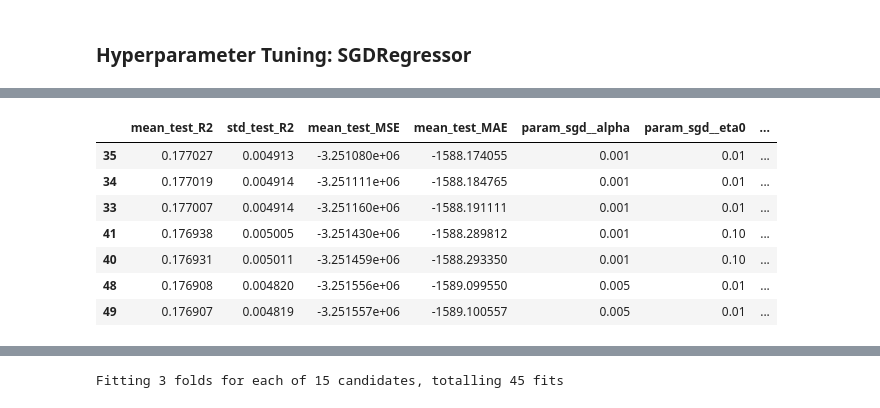
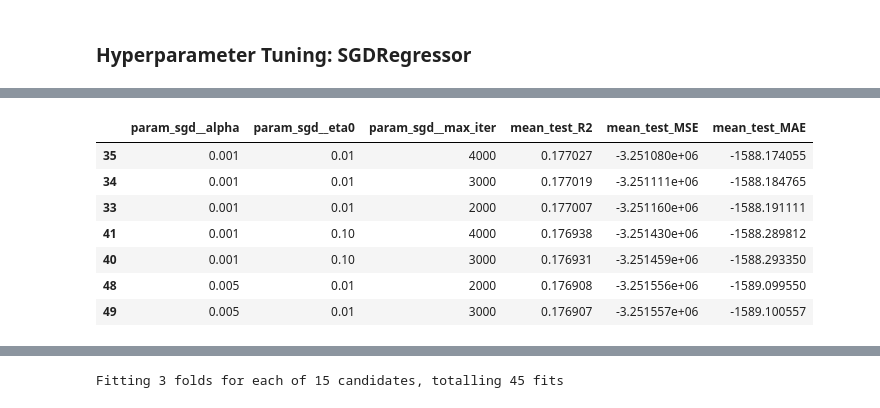
Before and after one commit to emilyrosebutz/traffic-linear-regression, a Jupyter notebook: LinearRegressionHW.ipynb, the cells around one changed output, grey strips where cells are left out. Cells and saved outputs as stored; diff of their text form; code cells hidden in the pictures.

```diff
--- a/LinearRegressionHW.ipynb
+++ b/LinearRegressionHW.ipynb
@@ -577,24 +551,23 @@ GridSearchCV(cv=3,
 # %%
 results_2 = pd.DataFrame(grid_2.cv_results_)
 
 results_2.sort_values(
     "mean_test_R2",
     ascending=False
 )[[
+    "param_sgd__alpha",
+    "param_sgd__eta0",
+    "param_sgd__max_iter",
     "mean_test_R2",
-    "std_test_R2",
     "mean_test_MSE",
     "mean_test_MAE",
-    "param_sgd__alpha",
-    "param_sgd__eta0",
-    "param_sgd__max_iter"
 ]].head(7)
 # %% [output]
-|  | mean_test_R2 | std_test_R2 | mean_test_MSE | mean_test_MAE | param_sgd__alpha | param_sgd__eta0 | ... |
-| 35 | 0.177027 | 0.004913 | -3.251080e+06 | -1588.174055 | 0.001 | 0.01 | ... |
-| 34 | 0.177019 | 0.004914 | -3.251111e+06 | -1588.184765 | 0.001 | 0.01 | ... |
-| 33 | 0.177007 | 0.004914 | -3.251160e+06 | -1588.191111 | 0.001 | 0.01 | ... |
-| 41 | 0.176938 | 0.005005 | -3.251430e+06 | -1588.289812 | 0.001 | 0.10 | ... |
-| 40 | 0.176931 | 0.005011 | -3.251459e+06 | -1588.293350 | 0.001 | 0.10 | ... |
-| 48 | 0.176908 | 0.004820 | -3.251556e+06 | -1589.099550 | 0.005 | 0.01 | ... |
-| 49 | 0.176907 | 0.004819 | -3.251557e+06 | -1589.100557 | 0.005 | 0.01 | ... |
+|  | param_sgd__alpha | param_sgd__eta0 | param_sgd__max_iter | mean_test_R2 | mean_test_MSE | mean_test_MAE |
+| 35 | 0.001 | 0.01 | 4000 | 0.177027 | -3.251080e+06 | -1588.174055 |
+| 34 | 0.001 | 0.01 | 3000 | 0.177019 | -3.251111e+06 | -1588.184765 |
+| 33 | 0.001 | 0.01 | 2000 | 0.177007 | -3.251160e+06 | -1588.191111 |
+| 41 | 0.001 | 0.10 | 4000 | 0.176938 | -3.251430e+06 | -1588.289812 |
+| 40 | 0.001 | 0.10 | 3000 | 0.176931 | -3.251459e+06 | -1588.293350 |
+| 48 | 0.005 | 0.01 | 2000 | 0.176908 | -3.251556e+06 | -1589.099550 |
+| 49 | 0.005 | 0.01 | 3000 | 0.176907 | -3.251557e+06 | -1589.100557 |
```
Also changed, not shown: parts of 10 cells of this notebook, 1 other file.
